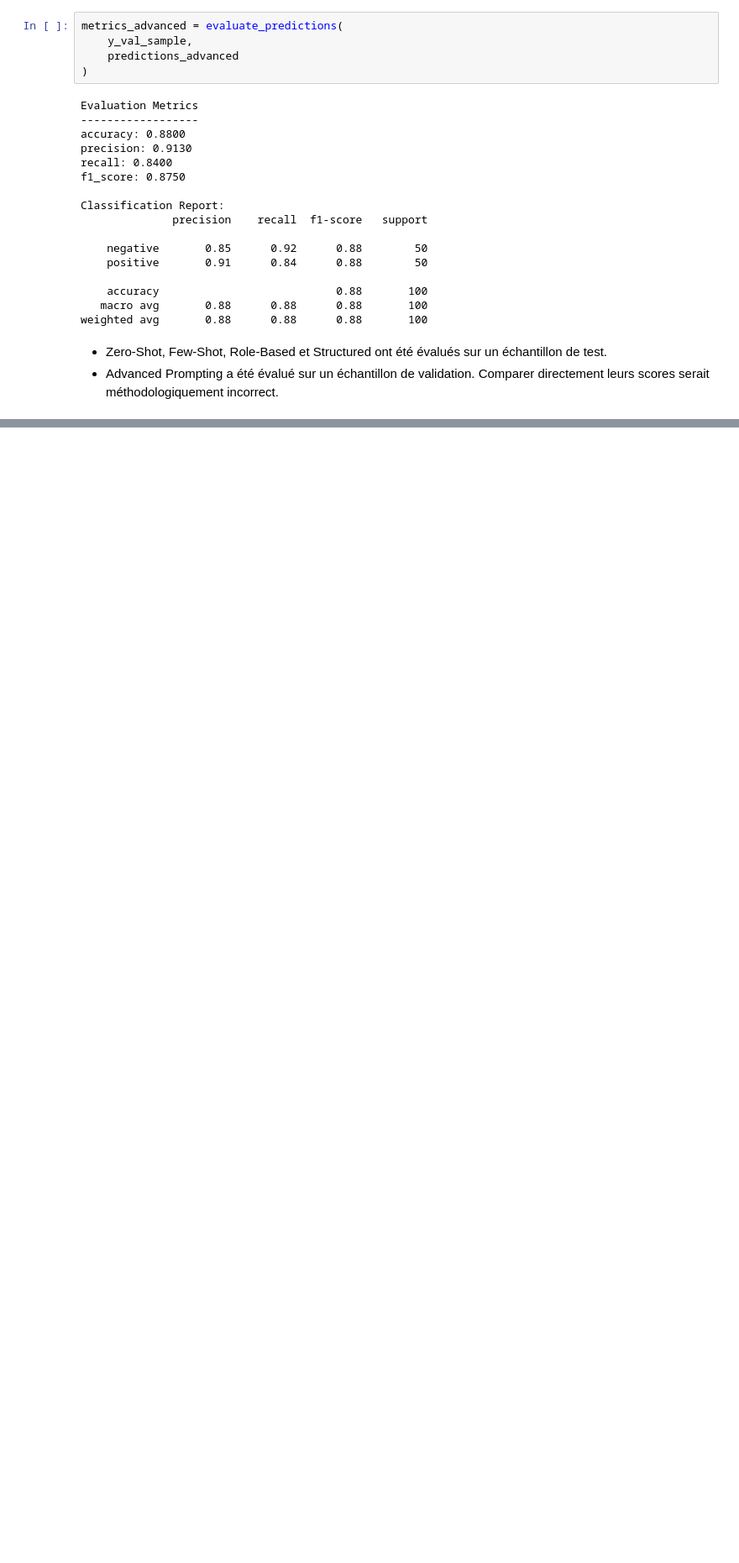
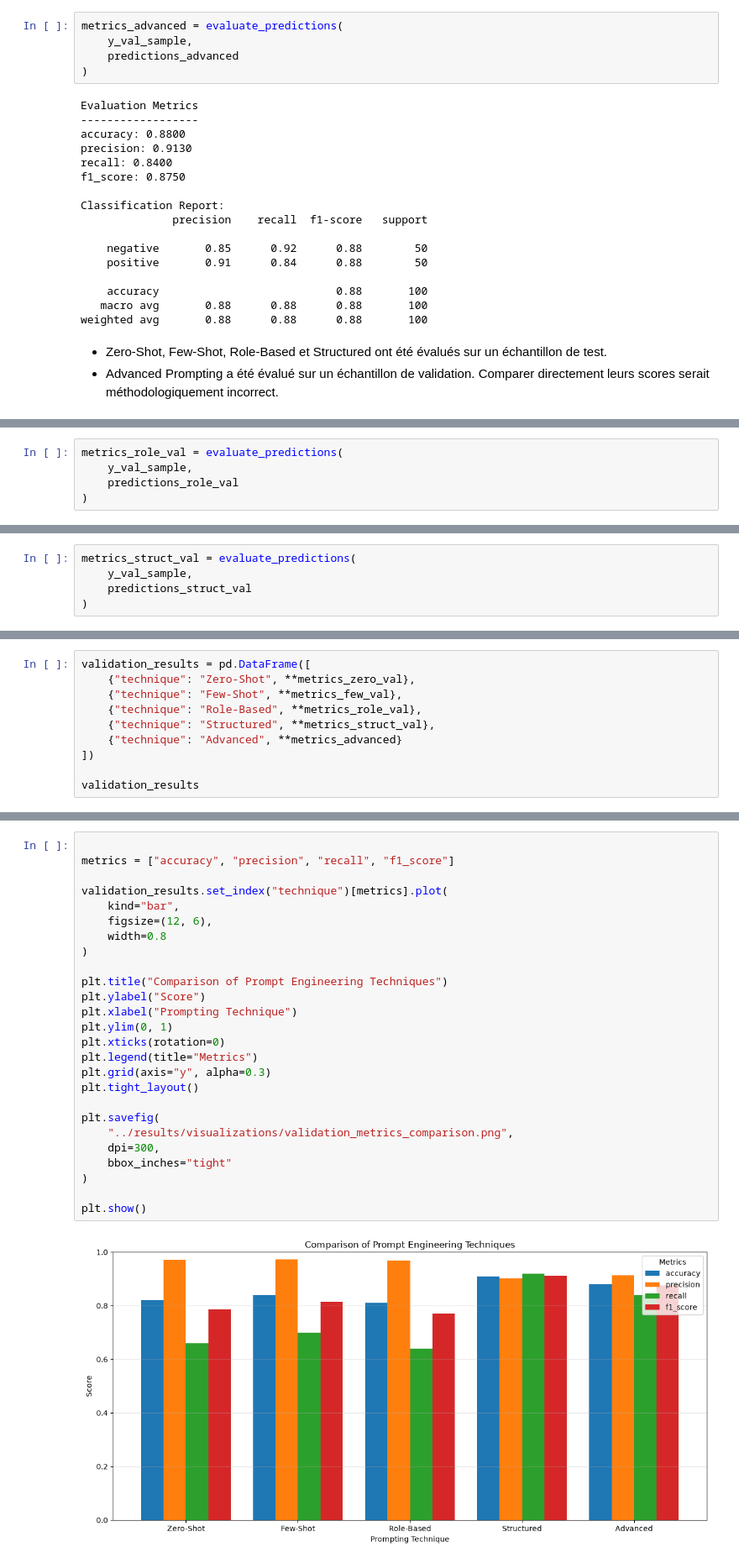
Before and after one commit to BabacarFaye3203/imdb-sentiment-prompt-engineering, a Jupyter notebook: notebooks/01_data_exploration.ipynb, the cells around one changed output, grey strips where cells are left out. Shown at 84% size. Drawn from its saved outputs; the diff is of its cells as text; blank space fills up the shorter version.

Commit message:
feat: complete prompt engineering experiments and evaluation

```diff
--- a/notebooks/01_data_exploration.ipynb
+++ b/notebooks/01_data_exploration.ipynb
@@ -1125,0 +1323,5 @@ Comparer directement leurs scores serait méthodologiquement incorrect.
+# %%
+metrics_role_val = evaluate_predictions(
+    y_val_sample,
+    predictions_role_val
+)
@@ -1125,0 +1378,5 @@ Comparer directement leurs scores serait méthodologiquement incorrect.
+# %%
+metrics_struct_val = evaluate_predictions(
+    y_val_sample,
+    predictions_struct_val
+)
@@ -1125,0 +1414,10 @@ Comparer directement leurs scores serait méthodologiquement incorrect.
+# %%
+validation_results = pd.DataFrame([
+    {"technique": "Zero-Shot", **metrics_zero_val},
+    {"technique": "Few-Shot", **metrics_few_val},
+    {"technique": "Role-Based", **metrics_role_val},
+    {"technique": "Structured", **metrics_struct_val},
+    {"technique": "Advanced", **metrics_advanced}
+])
+
+validation_results
@@ -1125,0 +1444,28 @@ Comparer directement leurs scores serait méthodologiquement incorrect.
+# %%
+
+metrics = ["accuracy", "precision", "recall", "f1_score"]
+
+validation_results.set_index("technique")[metrics].plot(
+    kind="bar",
+    figsize=(12, 6),
+    width=0.8
+)
+
+plt.title("Comparison of Prompt Engineering Techniques")
+plt.ylabel("Score")
+plt.xlabel("Prompting Technique")
+plt.ylim(0, 1)
+plt.xticks(rotation=0)
+plt.legend(title="Metrics")
+plt.grid(axis="y", alpha=0.3)
+plt.tight_layout()
+
+plt.savefig(
+    "../results/visualizations/validation_metrics_comparison.png",
+    dpi=300,
+    bbox_inches="tight"
+)
+
+plt.show()
+# %% [output]
+[figure, added]
```
Also changed, not shown: parts of 31 cells of this notebook, 8 other files.
